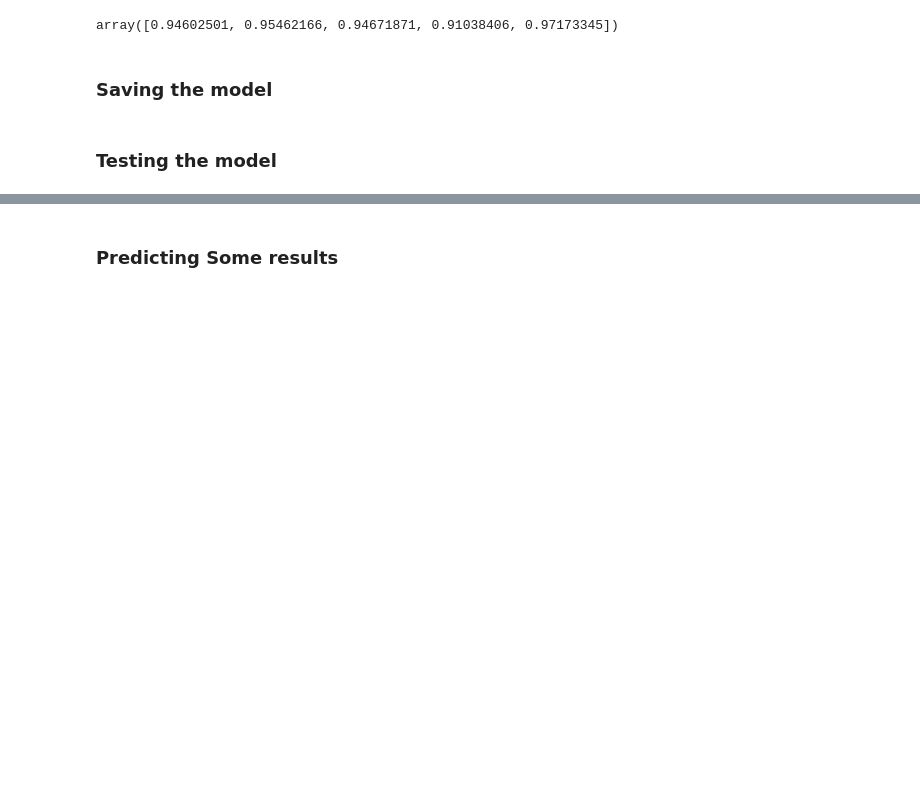
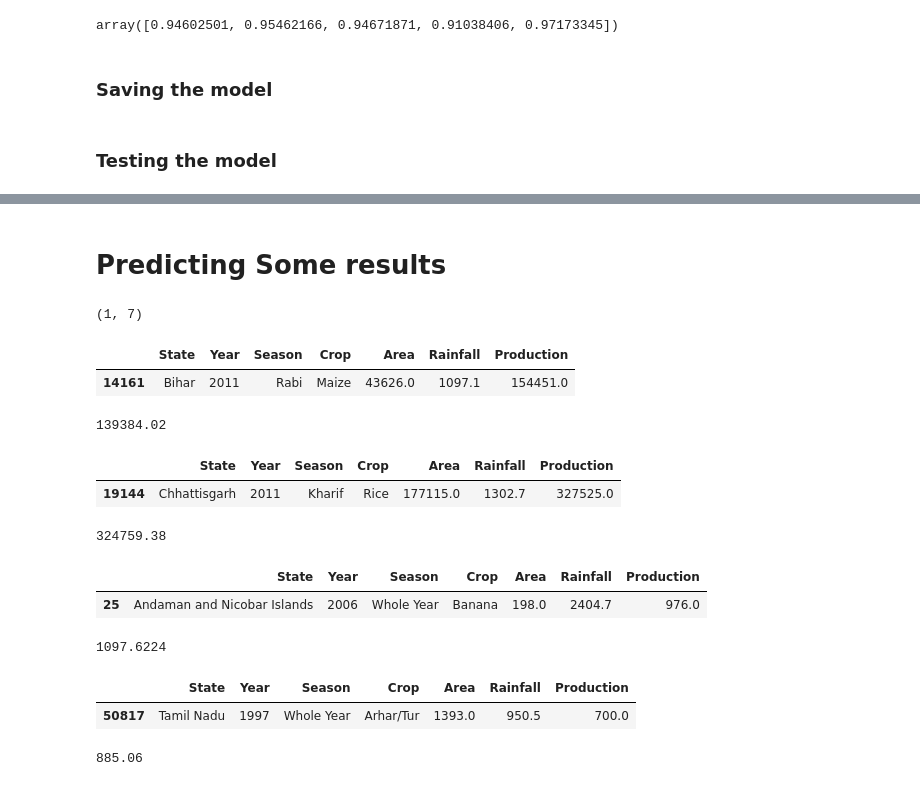
Before and after one commit to Mohit-3430/AAC, a Jupyter notebook: Working_File.ipynb, the cells around one changed output, grey strips where cells are left out. Cells and saved outputs as stored; diff of their text form; code cells hidden in the pictures; blank space fills up the shorter version.

```diff
--- a/Working_File.ipynb
+++ b/Working_File.ipynb
@@ -265,2 +219,17 @@ def predict_production(state,crop,season,year,area, rainfall):
 # %% [markdown]
-### Predicting Some results
+# Predicting Some results
+# %%
+df_bihar_maize = df[(df['State'] == 'Bihar') & (df['Crop']== 'Maize') & (df['Season'] == 'Rabi') & (df['Year'] == 2011) & (df['Area'] == 43626)]
+# %%
+df_bihar_maize.shape
+# %% [output]
+(1, 7)
+# %%
+df_bihar_maize.head(1)
+# %% [output]
+|  | State | Year | Season | Crop | Area | Rainfall | Production |
+| 14161 | Bihar | 2011 | Rabi | Maize | 43626.0 | 1097.1 | 154451.0 |
+# %%
+predict_production('Bihar','Maize','Rabi',2011, 43626 ,1097.1 ) # original -> 154451
+# %% [output]
+139384.02
@@ -266,0 +238,9 @@ def predict_production(state,crop,season,year,area, rainfall):
+# %%
+df_Rice_Chattisgarh.head(1)
+# %% [output]
+|  | State | Year | Season | Crop | Area | Rainfall | Production |
+| 19144 | Chhattisgarh | 2011 | Kharif | Rice | 177115.0 | 1302.7 | 327525.0 |
+# %%
+predict_production('Chhattisgarh','Rice','Kharif',2011 ,177115.0 ,1302.7) #original -> 327525.0
+# %% [output]
+324759.38
@@ -266,0 +249,9 @@ def predict_production(state,crop,season,year,area, rainfall):
+# %%
+df_andaman_banana.head(1)
+# %% [output]
+|  | State | Year | Season | Crop | Area | Rainfall | Production |
+| 25 | Andaman and Nicobar Islands | 2006 | Whole Year | Banana | 198.0 | 2404.7 | 976.0 |
+# %%
+predict_production('Andaman and Nicobar Islands','Banana','Whole Year',2006 ,198 ,2404.7) #original -> 976.0
+# %% [output]
+1097.6224
@@ -266,0 +260,9 @@ def predict_production(state,crop,season,year,area, rainfall):
+# %%
+df_arhar.head(1)
+# %% [output]
+|  | State | Year | Season | Crop | Area | Rainfall | Production |
+| 50817 | Tamil Nadu | 1997 | Whole Year | Arhar/Tur | 1393.0 | 950.5 | 700.0 |
+# %%
+predict_production('Tamil Nadu','Arhar/Tur','Whole Year',1997 ,1393 ,950.5) # original -> 700
+# %% [output]
+885.06
```
Also changed, not shown: parts of 25 cells of this notebook, 1 other file.
